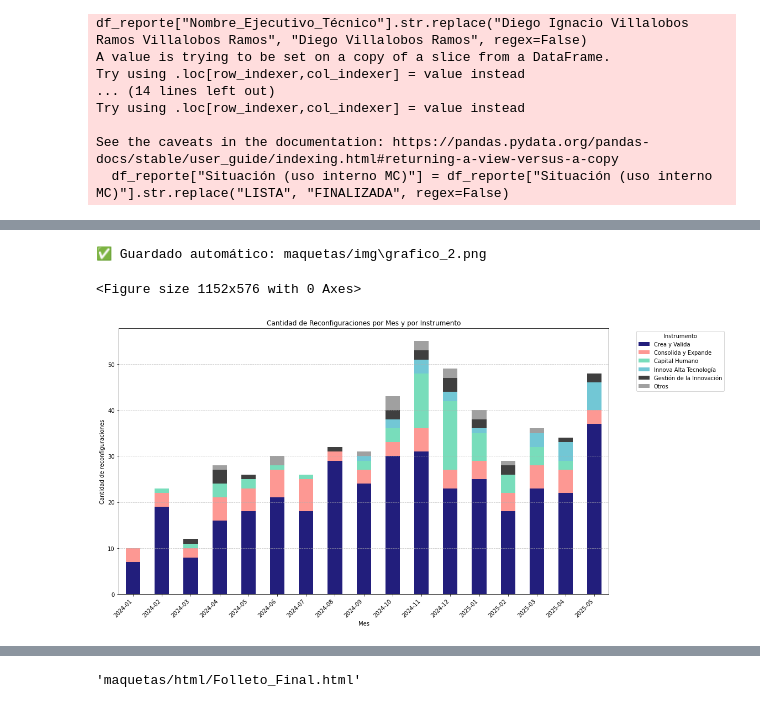
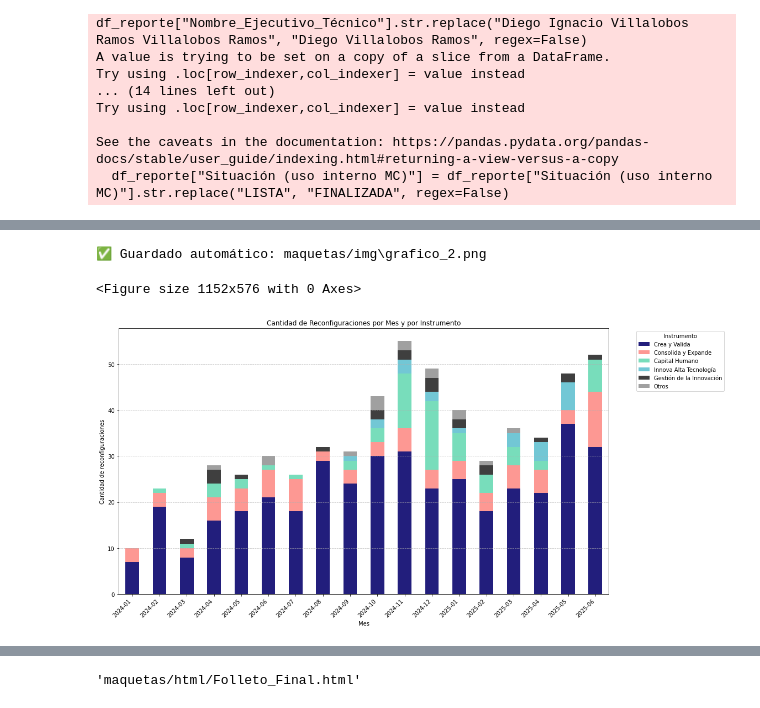
Before and after one commit to InnovaChile/reporteria_reconfiguraciones, a Jupyter notebook: reporte_reconfiguraciones.ipynb, the cells around one changed output, grey strips where cells are left out. Saved outputs shown, nothing was run; the diff lists cells and outputs as text; code cells hidden in the pictures.

```diff
--- a/reporte_reconfiguraciones.ipynb
+++ b/reporte_reconfiguraciones.ipynb
@@ -395,7 +401,7 @@ Se observa un patrón oscilante a lo largo del período, con alzas pronunciadas
 # --- Preparar datos
 df_reporte["Fecha"] = pd.to_datetime(df_reporte["Fecha"], errors="coerce")
 df_reporte = df_reporte[df_reporte["Fecha"] >= "2024-01-01"]
-df_reporte = df_reporte[df_reporte["Fecha"].dt.to_period("M").astype(str) != "2025-06"]
+df_reporte = df_reporte[df_reporte["Fecha"].dt.to_period("M").astype(str) != "2025-07"]
 df_reporte['Mes'] = df_reporte['Fecha'].dt.to_period('M').astype(str)
 
 reconfiguraciones_por_mes = df_reporte['Mes'].value_counts().sort_index()
@@ -415,7 +421,7 @@ for container in ax.containers:
     ax.bar_label(container, fmt='%d', label_type='edge', padding=3)
 
 # Títulos y estilo
-plt.title("Análisis mensual de reconfiguraciones de proyectos INNOVA (Ene 2024 – May 2025)", fontsize=14)
+plt.title("Análisis mensual de reconfiguraciones de proyectos INNOVA (Ene 2024 – Junio 2025)", fontsize=14)
 plt.xlabel("Mes")
 plt.ylabel("Cantidad de Reconfiguraciones")
 plt.xticks(rotation=45)
@@ -467,7 +484,7 @@ df_reporte["Fecha"] = pd.to_datetime(df_reporte["Fecha"], errors="coerce")
 df_reporte = df_reporte[df_reporte["Fecha"] >= "2024-01-01"]
 df_reporte["Mes"] = df_reporte["Fecha"].dt.to_period("M").astype(str)
 # Excluir abril 2025
-df_reporte = df_reporte[df_reporte['Mes'] != '2025-06']
+df_reporte = df_reporte[df_reporte['Mes'] != '2025-07']
 
 # Calcular % total por instrumento para agrupar los que son menores a 3%
 porcentaje_instrumento = df_reporte["Instrumento"].value_counts(normalize=True)
@@ -496,32 +513,32 @@ orden_columnas = tabla_instrumentos.sum().sort_values(ascending=False).index.tol
 tabla_instrumentos = tabla_instrumentos[orden_columnas]
 
 # Aplicar colores en el mismo orden
 colores_usados = [color_mapeo.get(col, "#CCCCCC") for col in tabla_instrumentos.columns]
 
 # Graficar
 plt.figure(figsize=(16, 8), facecolor='white')
 tabla_instrumentos.plot(
     kind="bar",
     stacked=True,
     color=colores_usados,
     figsize=(16, 8)
 )
 
 plt.title("Cantidad de Reconfiguraciones por Mes y por Instrumento", color='black')
 plt.xlabel("Mes", color='black')
 plt.ylabel("Cantidad de reconfiguraciones", color='black')
 plt.xticks(rotation=45, ha='right', color='black')
 plt.yticks(color='black')
 plt.legend(title="Instrumento", bbox_to_anchor=(1.05, 1), loc='upper left')
 plt.grid(axis='y', linestyle='--', alpha=0.7)
 plt.tight_layout()
 
 # Guardar
 fig = plt.gcf()
 guardar_grafico(fig, 2)
 plt.show()
 # %% [output]
 ✅ Guardado automático: maquetas/img\grafico_2.png
 <Figure size 1152x576 with 0 Axes>
-[figure, old version]
+[figure, new version]
 # %% [markdown]
```
Also changed, not shown: parts of 32 cells of this notebook, 13 other files.
